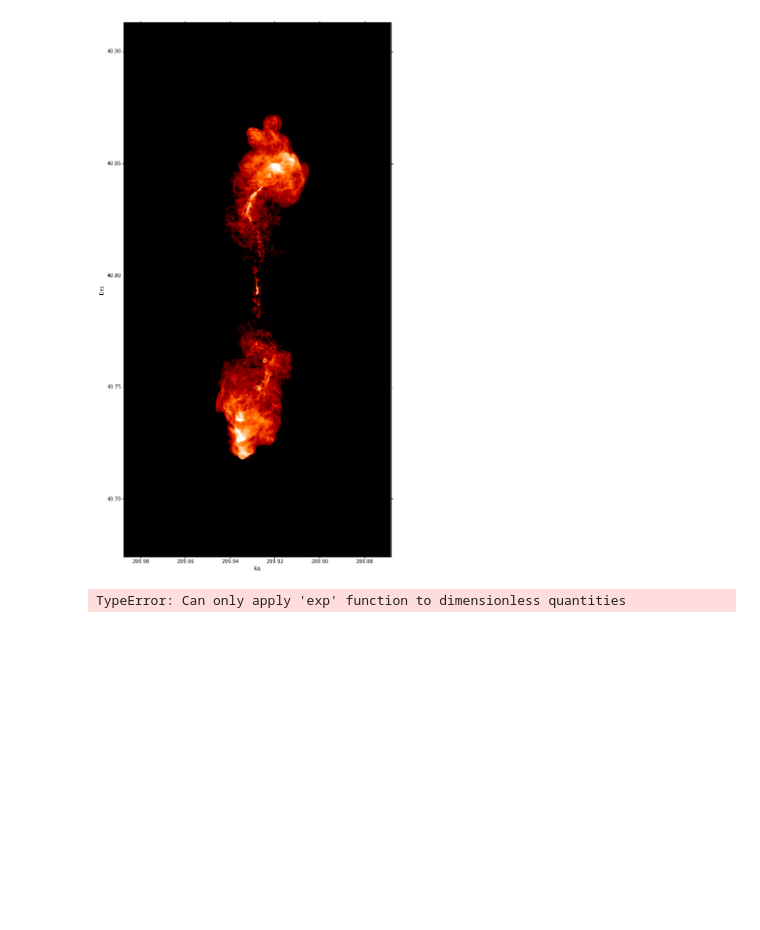
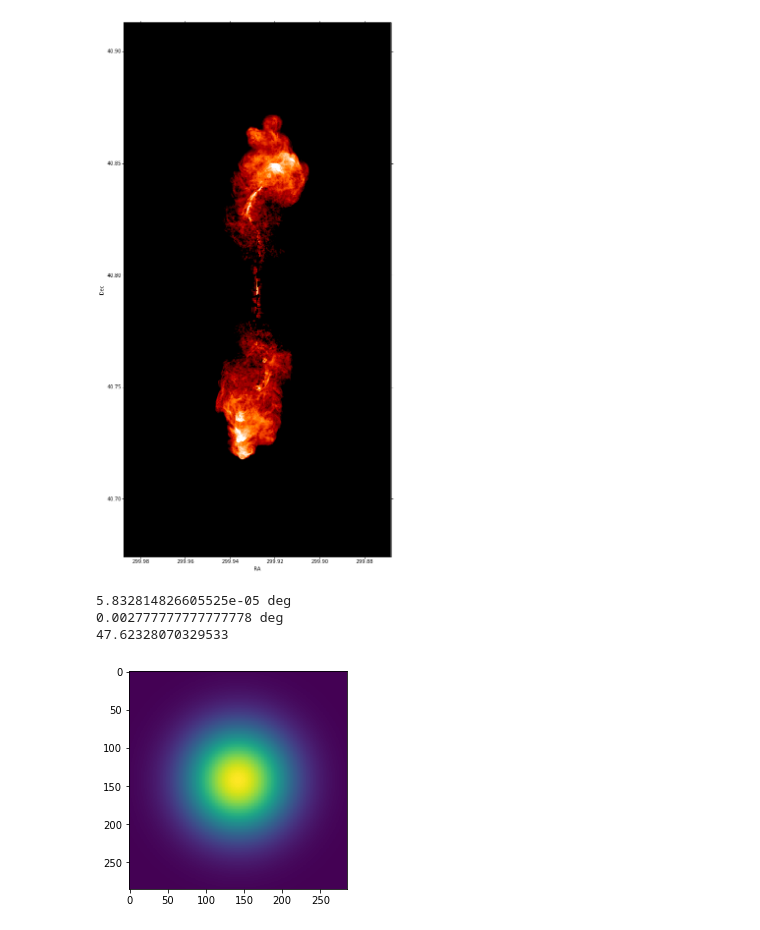
Before and after one commit to yihaochen/astropy, a Jupyter notebook: Stoke_polarization_plots.ipynb, the cells around one changed output. Cells and saved outputs as stored; diff of their text form; code cells hidden in the pictures; blank space fills up the shorter version.

```diff
--- a/Stoke_polarization_plots.ipynb
+++ b/Stoke_polarization_plots.ipynb
@@ -57,8 +57,8 @@ print(hdu.header['CUNIT1'])
 9.42382812499999e+19
 cm
 # %%
-cdelt1 = (hdu.header['CDELT1']*u.cm/distance.to('cm'))*u.rad.to('deg')
-cdelt2 = (hdu.header['CDELT2']*u.cm/distance.to('cm'))*u.rad.to('deg')
+cdelt1 = ((hdu.header['CDELT1']*u.cm/distance.to('cm'))*u.rad).to('deg')
+cdelt2 = ((hdu.header['CDELT2']*u.cm/distance.to('cm'))*u.rad).to('deg')
 # %%
 print(-cdelt1, cdelt2)
 # %% [output]
@@ -118,11 +115,19 @@ plt.show()
 # %%
 telescope_resolution=10*u.arcsecond
 sigma=telescope_resolution.to('deg')/cdelt2
-x_grid=np.linspace(-50,50,100)
+x_grid=np.linspace(-sigma*3,sigma*3,int(6*sigma))
+print(cdelt2)
+print(telescope_resolution.to('deg'))
+print(sigma)
+# %% [output]
+5.832814826605525e-05 deg
+0.002777777777777778 deg
+47.62328070329533
 # %%
 gauss=np.exp(-(x_grid**2/(2.*sigma**2)))
 psf=np.outer(gauss,gauss)
+psf/=np.sum(psf)
 plt.imshow(psf)
 plt.show()
 # %% [output]
-TypeError: Can only apply 'exp' function to dimensionless quantities
+[figure, added]
```
Also changed, not shown: parts of 7 cells of this notebook.
